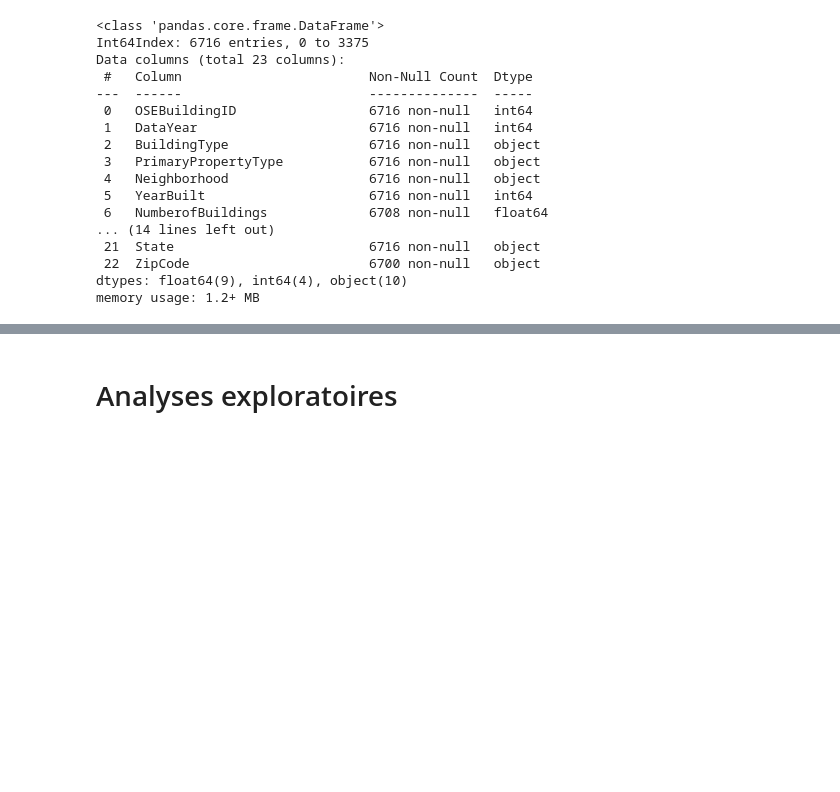
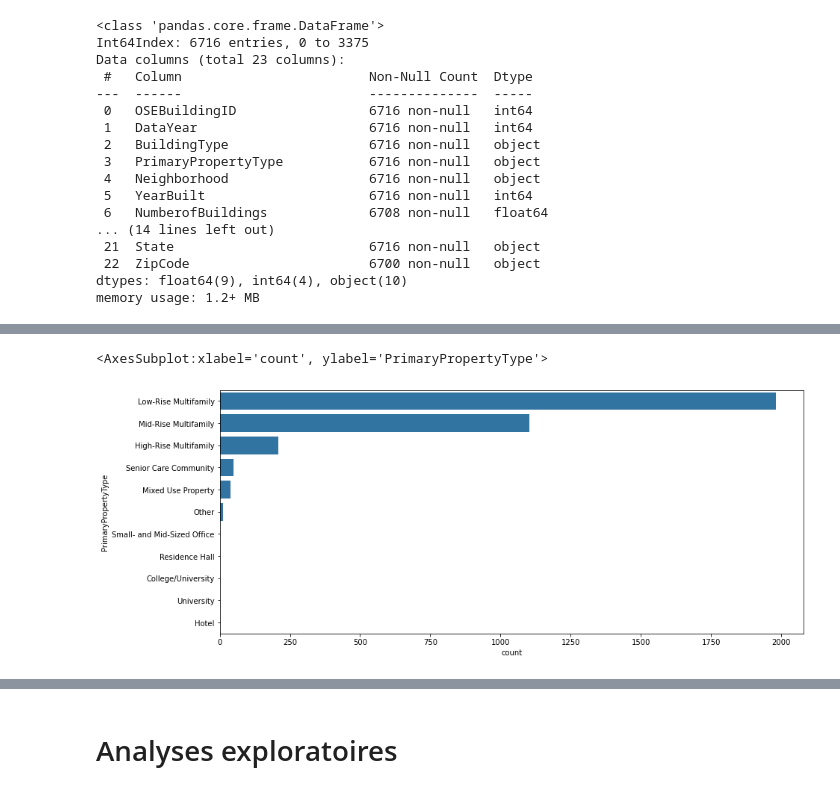
Before and after one commit to sebastienbourgeois/oc-p4-anticiper-besoin-consommation-batiments, a Jupyter notebook: Pelec_01_notebook.ipynb, the cells around one changed output, grey strips where cells are left out. Drawn from its saved outputs; the diff is of its cells as text; code cells hidden in the pictures; blank space fills up the shorter version.

```diff
--- a/Pelec_01_notebook.ipynb
+++ b/Pelec_01_notebook.ipynb
@@ -317,0 +497,10 @@ memory usage: 1.2+ MB
+# %%
+data_filtre = batiments_data[(batiments_data["BuildingType"] == "Multifamily LR (1-4)") |
+                             (batiments_data["BuildingType"] == "Multifamily MR (5-9)") |
+                             (batiments_data["BuildingType"] == "Multifamily HR (10+)")]
+plt.rcParams["figure.figsize"] = (14, 6)
+sns.countplot(y="PrimaryPropertyType", color='tab:blue', data=data_filtre,
+              order=data_filtre.PrimaryPropertyType.value_counts().index)
+# %% [output]
+<AxesSubplot:xlabel='count', ylabel='PrimaryPropertyType'>
+[figure, added]
```
Also changed, not shown: parts of 51 cells of this notebook.
